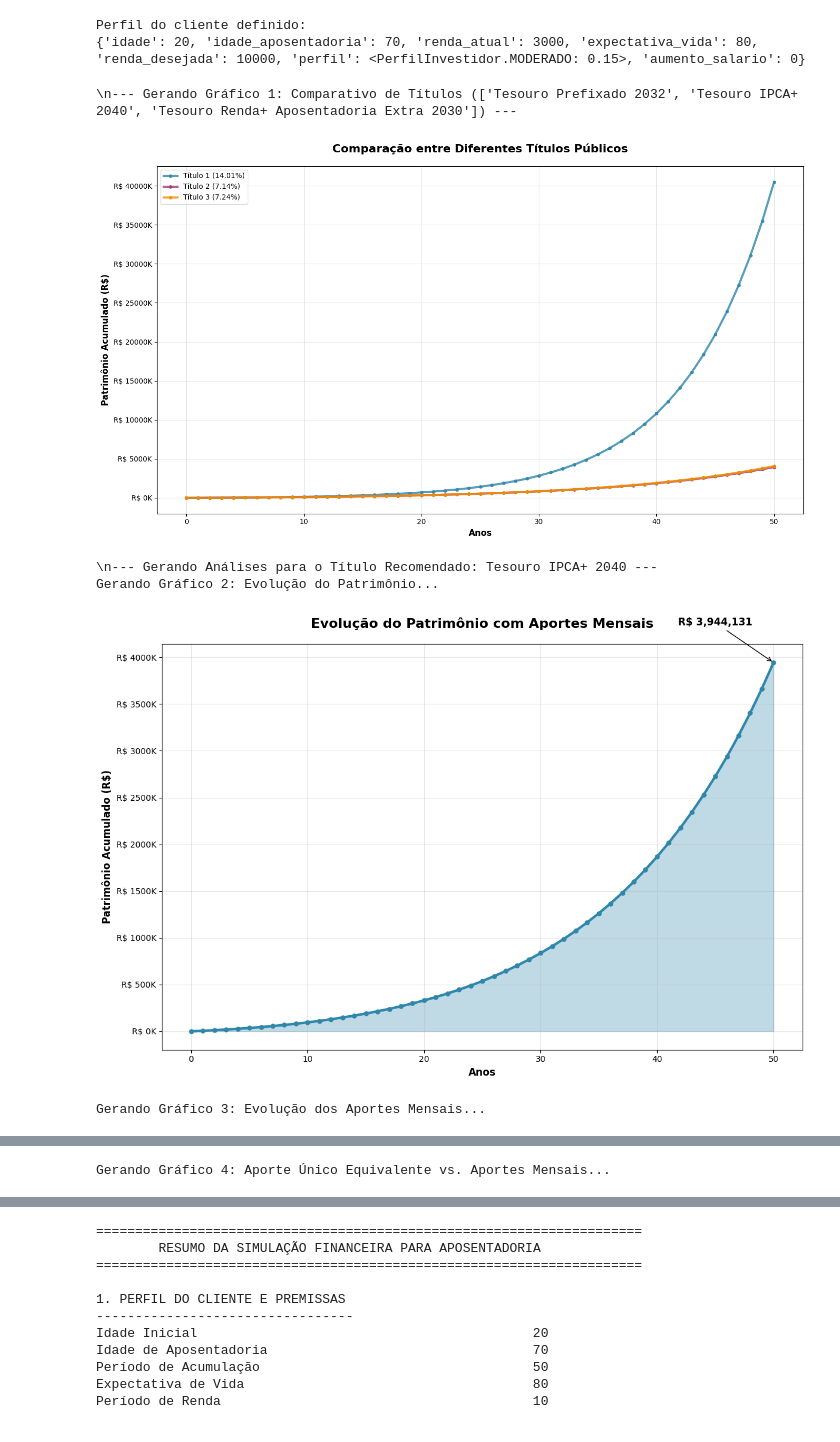
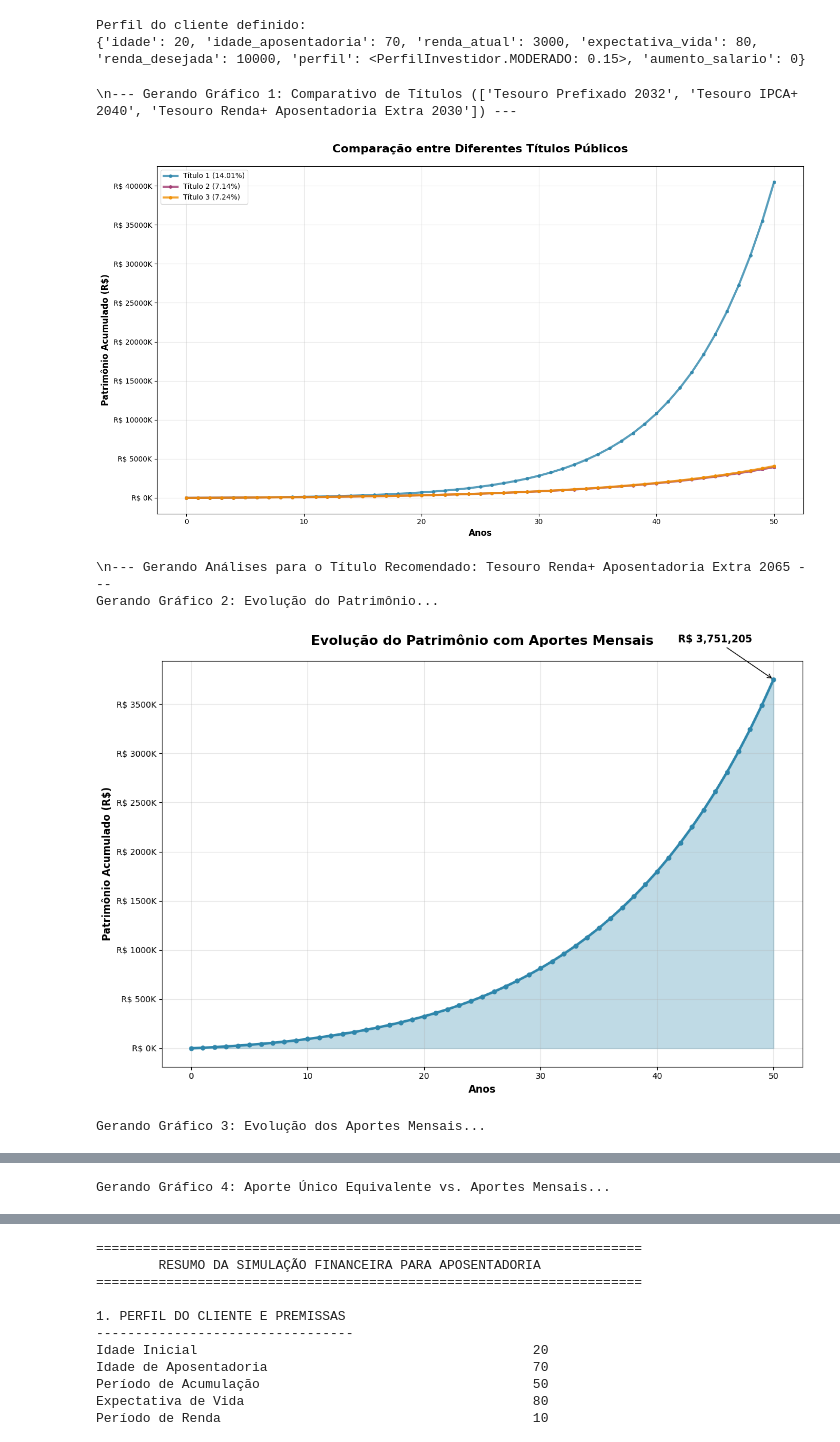
Before and after one commit to gseehagen/sim_tesouro_prev, a Jupyter notebook: src/test.ipynb, the cells around one changed output, grey strips where cells are left out. Drawn from its saved outputs; the diff is of its cells as text; code cells hidden in the pictures.

```diff
--- a/src/test.ipynb
+++ b/src/test.ipynb
@@ -9,7 +9,7 @@ from models.investidor import Investidor, PerfilInvestidor
 from models.relatorio_investimento import RelatorioInvestimento
 
 
-df = pd.read_csv(r'C:\ic\tabelas auxiliares\mq3_trabalho-main\data\tesouro_direto_titulos.csv') # Ajuste seu caminho aqui
+df = pd.read_csv(r'C:\mq3_trabalho\data\tesouro_direto_titulos.csv') # Ajuste seu caminho aqui
 df['Rentabilidade anual'] = df['Rentabilidade anual'].astype(float)
 
 # Cria uma lista de objetos 'Titulo' a partir do DataFrame
@@ -26,28 +26,5 @@ df_ipca = pd.read_csv(r'C:\ic\tabelas auxiliares\mq3_trabalho-main\data\historic
 df_ipca['aumento_ipca'] = df_ipca['aumento_ipca'].astype(float)
 df_ipca['aumento_ipca'] = df_ipca['aumento_ipca']/100
-# %%
-#########################
-#  Carregando os Dados  #
-#########################
-
-import pandas as pd
-from models.titulo import Titulo
-from models.investidor import Investidor, PerfilInvestidor
-from models.relatorio_investimento import RelatorioInvestimento
-
-
-df = pd.read_csv(r'C:\ic\tabelas auxiliares\mq3_trabalho-main\data\tesouro_direto_titulos.csv') # Ajuste seu caminho aqui
-df['Rentabilidade anual'] = df['Rentabilidade anual'].astype(float)
-
-# Cria uma lista de objetos 'Titulo' a partir do DataFrame
-titulos = [
-    Titulo(
-        nome=row['Título'],
-        vencimento=row['Vencimento'],
-        taxa_juros_anual=row['Rentabilidade anual'] / 100
-    )
-    for _, row in df.iterrows()
-]
 # %%
 ##############################################
 #CÉLULA 2: DEFINIÇÃO DAS PREMISSAS DO CLIENTE#
@@ -90,38 +67,37 @@ print(f"\\n--- Gerando Gráfico 1: Comparativo de Títulos ({[t.nome for t in ti
 relatorio_cliente.plotar_comparacao_titulos(lista_titulos=titulos_comparados)
 
 ###### 3.2: Análise Detalhada do Título Recomendado ######
-# Suponha que, após a análise, você recomendou o Tesouro IPCA+ 2040
-titulo_recomendado = titulos[4]
+titulo_recomendado = titulos[16]
 print(f"\\n--- Gerando Análises para o Título Recomendado: {titulo_recomendado.nome} ---")
 
 # a) Evolução do Patrimônio
 print("Gerando Gráfico 2: Evolução do Patrimônio...")
 relatorio_cliente.plotar_evolucao_patrimonio(titulo=titulo_recomendado)
 
 # b) Evolução dos Aportes
 print("Gerando Gráfico 3: Evolução dos Aportes Mensais...")
 relatorio_cliente.plotar_evolucao_aportes()
 
 # c) Análise de Aporte Único vs. Mensal
 print("Gerando Gráfico 4: Aporte Único Equivalente vs. Aportes Mensais...")
 aporte_unico_eq = cliente.calcular_aporte_unico_equivalente(titulo_recomendado)
 cliente.aporte_unico = aporte_unico_eq # Atualiza o valor no objeto
 relatorio_cliente.plotar_aporte_mensal(titulo=titulo_recomendado)
 
 #  3.3: Análise Textual Adicional
 meta_fv = cliente.calcular_valor_necessario_aposentadoria()
 aporte_necessario_fixo = cliente.calcular_investimento_mensal_necessario()
 
 print(f"\\n--- Dados para o Relatório ---")
 print(f"Meta de Aposentadoria (FV): R$ {meta_fv:,.2f}")
 print(f"Aporte Único Equivalente (PV) para a meta: R$ {aporte_unico_eq:,.2f}")
 print(f"Aporte Mensal Fixo (teórico) necessário: R$ {aporte_necessario_fixo:,.2f}")
 # %% [output]
 \n--- Gerando Gráfico 1: Comparativo de Títulos (['Tesouro Prefixado 2032', 'Tesouro IPCA+ 2040', 'Tesouro Renda+ Aposentadoria Extra 2030']) ---
 [figure]
-\n--- Gerando Análises para o Título Recomendado: Tesouro IPCA+ 2040 ---
+\n--- Gerando Análises para o Título Recomendado: Tesouro Renda+ Aposentadoria Extra 2065 ---
 Gerando Gráfico 2: Evolução do Patrimônio...
-[figure, old version]
+[figure, new version]
 Gerando Gráfico 3: Evolução dos Aportes Mensais...
 [figure]
 Gerando Gráfico 4: Aporte Único Equivalente vs. Aportes Mensais...
```
Also changed, not shown: parts of 5 cells of this notebook, 3 other files.
